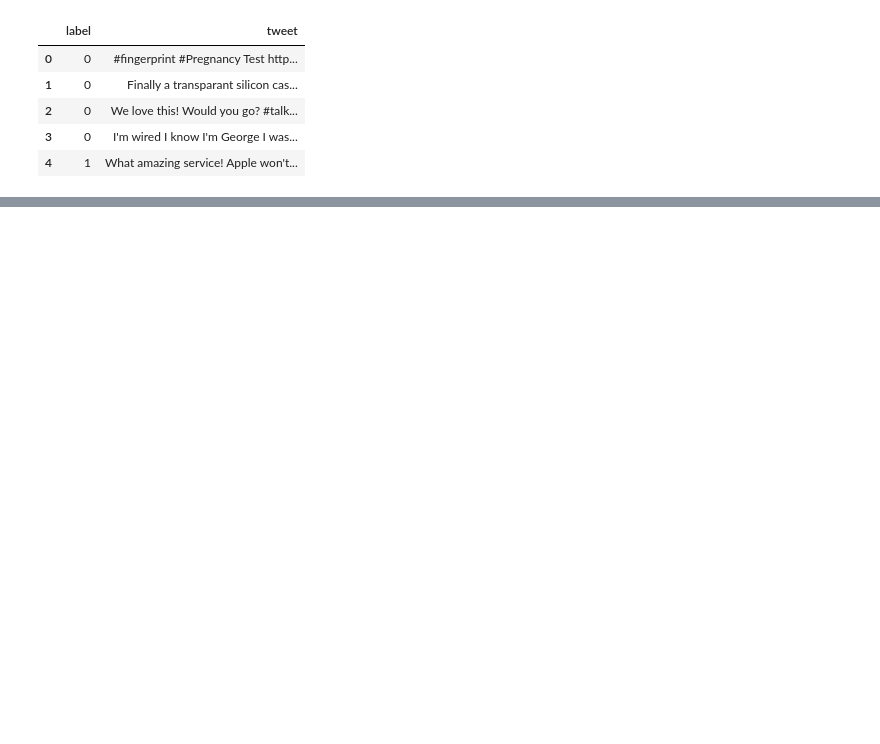
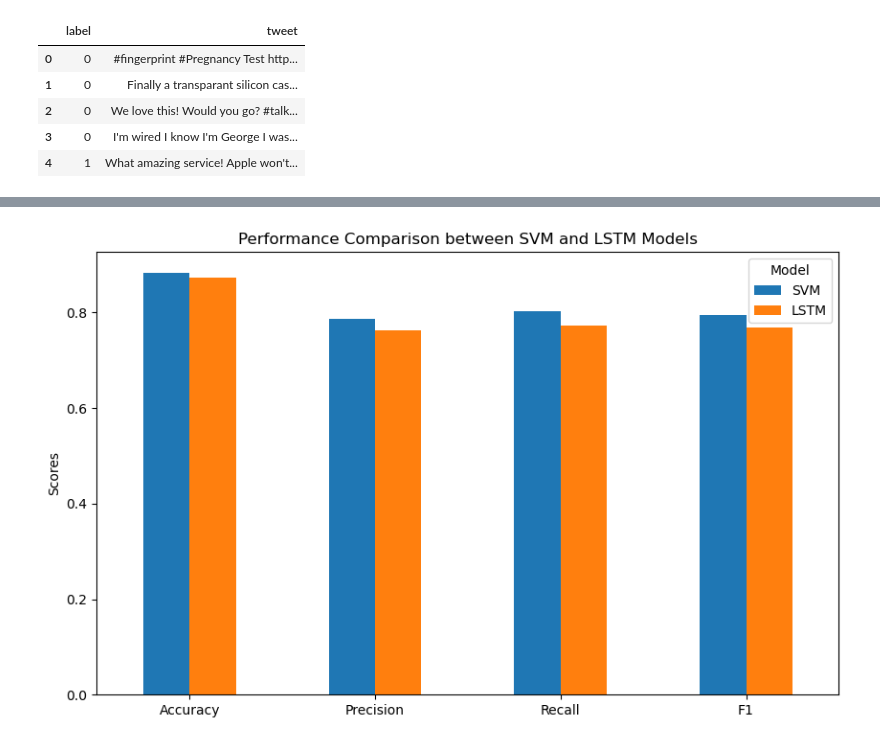
Before and after one commit to ajsib/DoinData-Sentiment-Analysis, a Jupyter notebook: rq2.ipynb, the cells around one changed output, grey strips where cells are left out. Saved outputs shown, nothing was run; the diff lists cells and outputs as text; code cells hidden in the pictures; blank space fills up the shorter version.

```diff
--- a/rq2.ipynb
+++ b/rq2.ipynb
@@ -105,0 +113,35 @@ plt.show()
+# %%
+# SVM Based approach:
+from sklearn.model_selection import train_test_split
+from sklearn.feature_extraction.text import TfidfVectorizer
+from sklearn.svm import SVC
+from sklearn.metrics import classification_report
+
+# Step 1: Split the dataset into training, validation, and testing sets
+train_df, test_df = train_test_split(df, test_size=0.2, random_state=42)
+val_df, test_df = train_test_split(test_df, test_size=0.5, random_state=42)
+
+# Step 2: Feature extraction
+tfidf_vectorizer = TfidfVectorizer(max_features=5000)  # You can adjust max_features as needed
+X_train = tfidf_vectorizer.fit_transform(train_df['tweet'])
+y_train = train_df['label']
+X_val = tfidf_vectorizer.transform(val_df['tweet'])
+y_val = val_df['label']
+X_test = tfidf_vectorizer.transform(test_df['tweet'])
+y_test = test_df['label']
+
+# Step 3: Train the SVM model
+svm_model = SVC(kernel='linear', random_state=42)  # You can try different kernels and hyperparameters
+svm_model.fit(X_train, y_train)
+
+# Step 4: Validate the model
+y_val_pred = svm_model.predict(X_val)
+val_accuracy = (y_val_pred == y_val).mean()
+val_precision, val_recall, val_f1, _ = precision_recall_fscore_support(y_val, y_val_pred, average='binary')
+performance_data['SVM'] = [val_accuracy, val_precision, val_recall, val_f1]
+
+# Step 5: Test the model
+y_test_pred = svm_model.predict(X_test)
+test_accuracy = (y_test_pred == y_test).mean()
+test_precision, test_recall, test_f1, _ = precision_recall_fscore_support(y_test, y_test_pred, average='binary')
+performance_data['SVM'] = [test_accuracy, test_precision, test_recall, test_f1]
@@ -106 +277,13 @@ plt.show()
+# %%
+import pandas as pd
+
+performance_df = pd.DataFrame(performance_data, index=['Accuracy', 'Precision', 'Recall', 'F1'])
+performance_df.plot(kind='bar', figsize=(10, 6))
+plt.title('Performance Comparison between SVM and LSTM Models')
+plt.ylabel('Scores')
+plt.xticks(rotation=0)
+plt.legend(title='Model')
+plt.show()
+# %% [output]
+[figure, added]
 # %%
```
Also changed, not shown: parts of 23 cells of this notebook, 1 other file.
